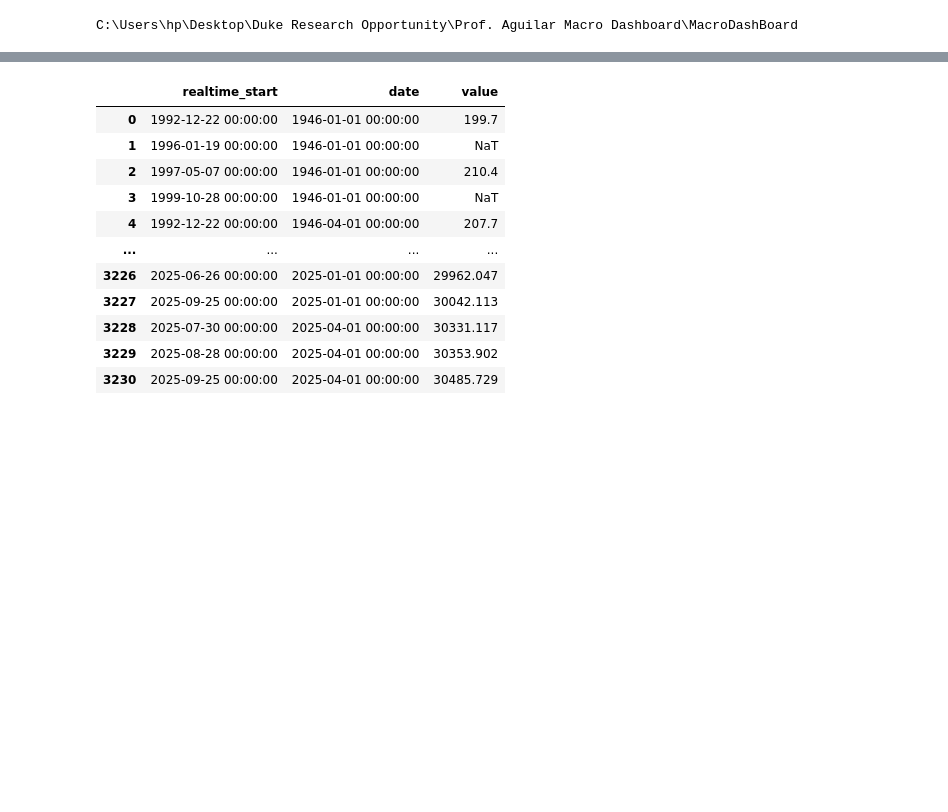
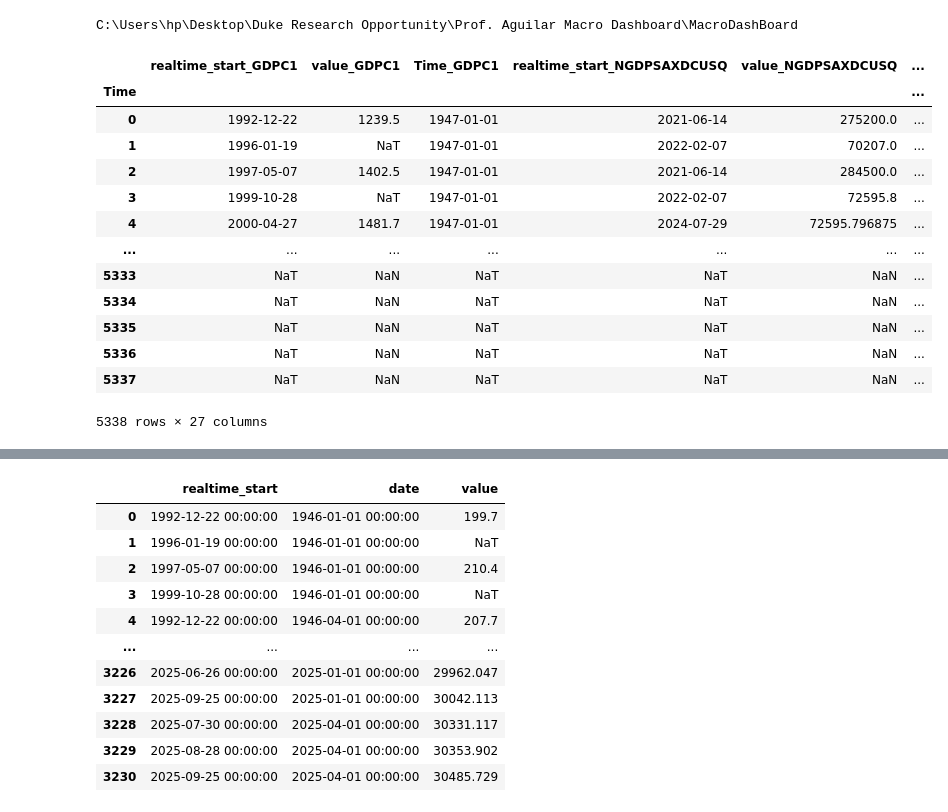
Before and after one commit to BlueMarginalist/MacroDashBoard, a Jupyter notebook: MacroDashboard Code/Code/CodeTest.ipynb, the cells around one changed output, grey strips where cells are left out. Cells and saved outputs as stored; diff of their text form; code cells hidden in the pictures; blank space fills up the shorter version.

```diff
--- a/MacroDashboard Code/Code/CodeTest.ipynb
+++ b/MacroDashboard Code/Code/CodeTest.ipynb
@@ -170,7 +214,21 @@ raw_location.mkdir(parents=True, exist_ok=True)
 # %% [output]
 C:\Users\hp\Desktop\Duke Research Opportunity\Prof. Aguilar Macro Dashboard\MacroDashBoard
 # %%
-monthly_values, monthly_dates = Fetch(monthly_tickers, fred, "M",['EXHOSLUSM495S'])
-quarterly_values, quarterly_dates = Fetch(quarterly_tickers, fred, "Q")
-weekly_values, weekly_dates = Fetch(weekly_tickers, fred, "W")
-daily_values, daily_dates = Fetch(daily_tickers, fred, "D",daily_tickers)
+test_values, test_dates, test_raws = Fetch(quarterly_tickers, fred, "Q")
+# %%
+test_raws
+# %% [output]
+|  | realtime_start_GDPC1 | value_GDPC1 | Time_GDPC1 | realtime_start_NGDPSAXDCUSQ | value_NGDPSAXDCUSQ | ... |
+| Time |  |  |  |  |  | ... |
+| 0 | 1992-12-22 | 1239.5 | 1947-01-01 | 2021-06-14 | 275200.0 | ... |
+| 1 | 1996-01-19 | NaT | 1947-01-01 | 2022-02-07 | 70207.0 | ... |
+| 2 | 1997-05-07 | 1402.5 | 1947-01-01 | 2021-06-14 | 284500.0 | ... |
+| 3 | 1999-10-28 | NaT | 1947-01-01 | 2022-02-07 | 72595.8 | ... |
+| 4 | 2000-04-27 | 1481.7 | 1947-01-01 | 2024-07-29 | 72595.796875 | ... |
+| ... | ... | ... | ... | ... | ... | ... |
+| 5333 | NaT | NaN | NaT | NaT | NaN | ... |
+| 5334 | NaT | NaN | NaT | NaT | NaN | ... |
+| 5335 | NaT | NaN | NaT | NaT | NaN | ... |
+| 5336 | NaT | NaN | NaT | NaT | NaN | ... |
+| 5337 | NaT | NaN | NaT | NaT | NaN | ... |
+5338 rows × 27 columns
```
Also changed, not shown: parts of 20 cells of this notebook, 14 other files.
